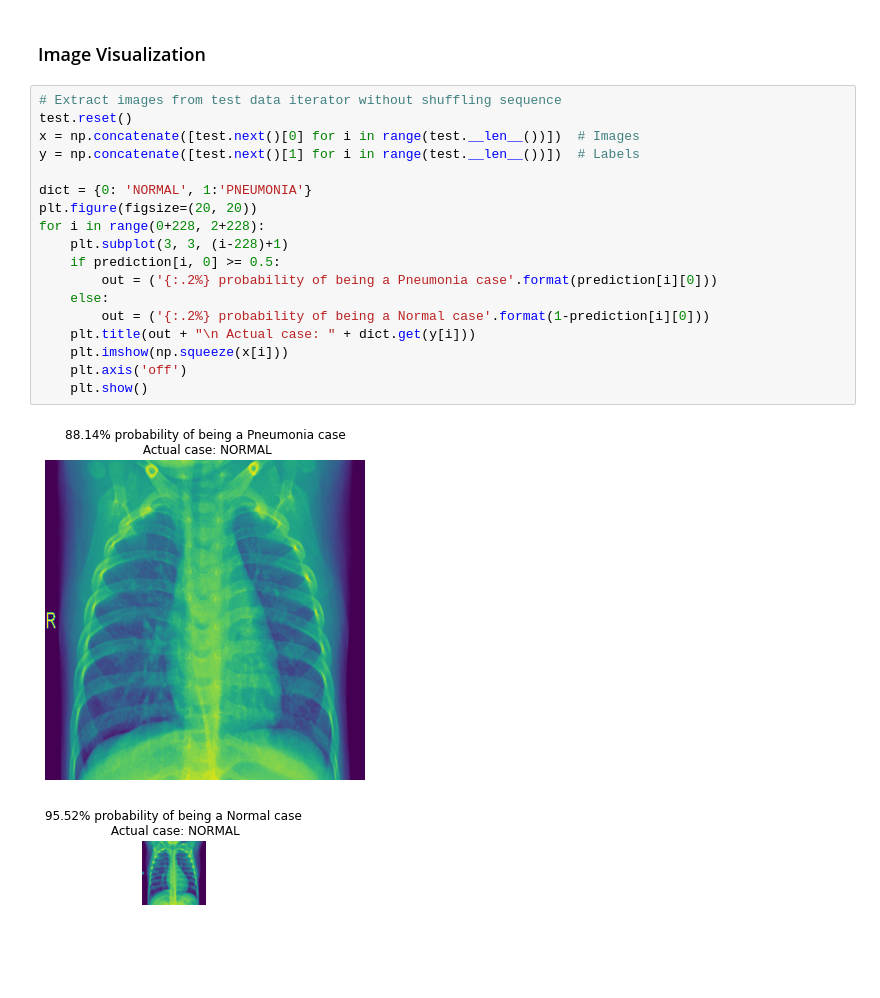
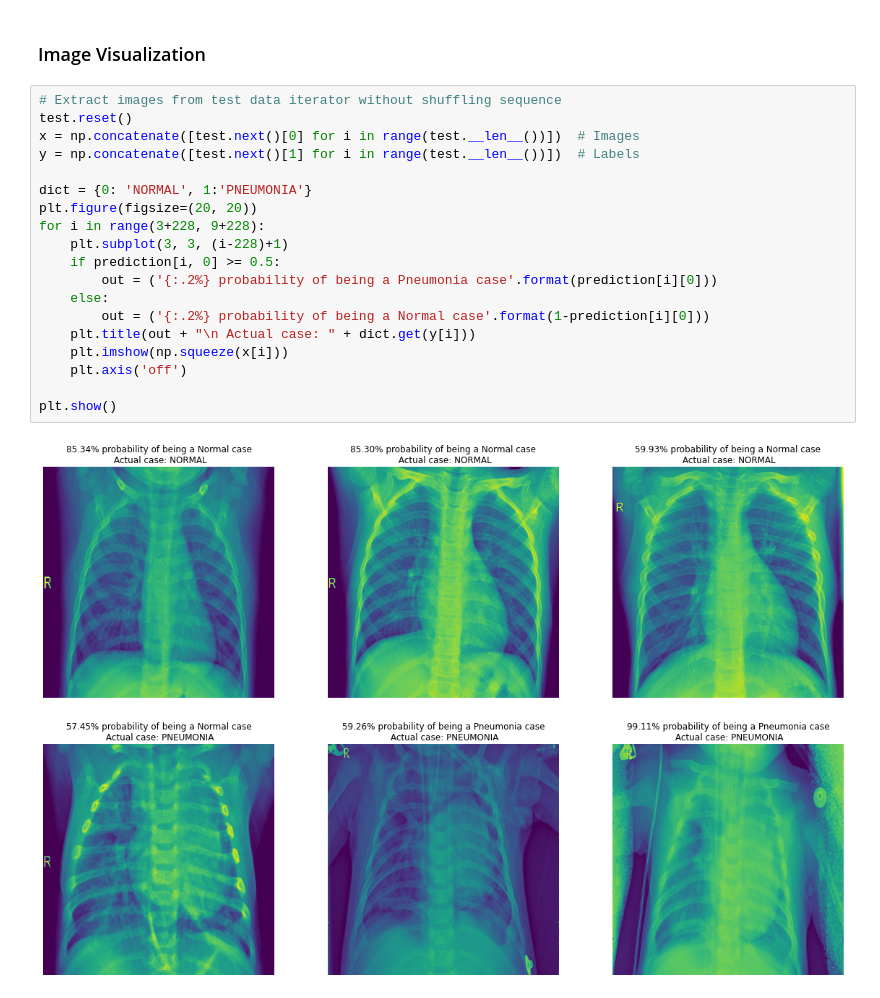
Before and after one commit to BrandonTayKaiheng/CNN-based-Xray-Classifier, a Jupyter notebook: model.ipynb, the cells around one changed output. Saved outputs shown, nothing was run; the diff lists cells and outputs as text; blank space fills up the shorter version.

Commit message:
Added data visualization

```diff
--- a/model.ipynb
+++ b/model.ipynb
@@ -183,21 +183,21 @@ weighted avg       0.84      0.83      0.82       624
 # %%
 # Extract images from test data iterator without shuffling sequence
 test.reset()
 x = np.concatenate([test.next()[0] for i in range(test.__len__())])  # Images
 y = np.concatenate([test.next()[1] for i in range(test.__len__())])  # Labels
 
 dict = {0: 'NORMAL', 1:'PNEUMONIA'}
 plt.figure(figsize=(20, 20))
-for i in range(0+228, 2+228):
+for i in range(3+228, 9+228):
     plt.subplot(3, 3, (i-228)+1)
     if prediction[i, 0] >= 0.5:
         out = ('{:.2%} probability of being a Pneumonia case'.format(prediction[i][0]))
     else:
         out = ('{:.2%} probability of being a Normal case'.format(1-prediction[i][0]))
     plt.title(out + "\n Actual case: " + dict.get(y[i]))
     plt.imshow(np.squeeze(x[i]))
     plt.axis('off')
-    plt.show()
+
+plt.show()
 # %% [output]
-[figure, old version]
+[figure, new version]
-[figure, removed]
```
